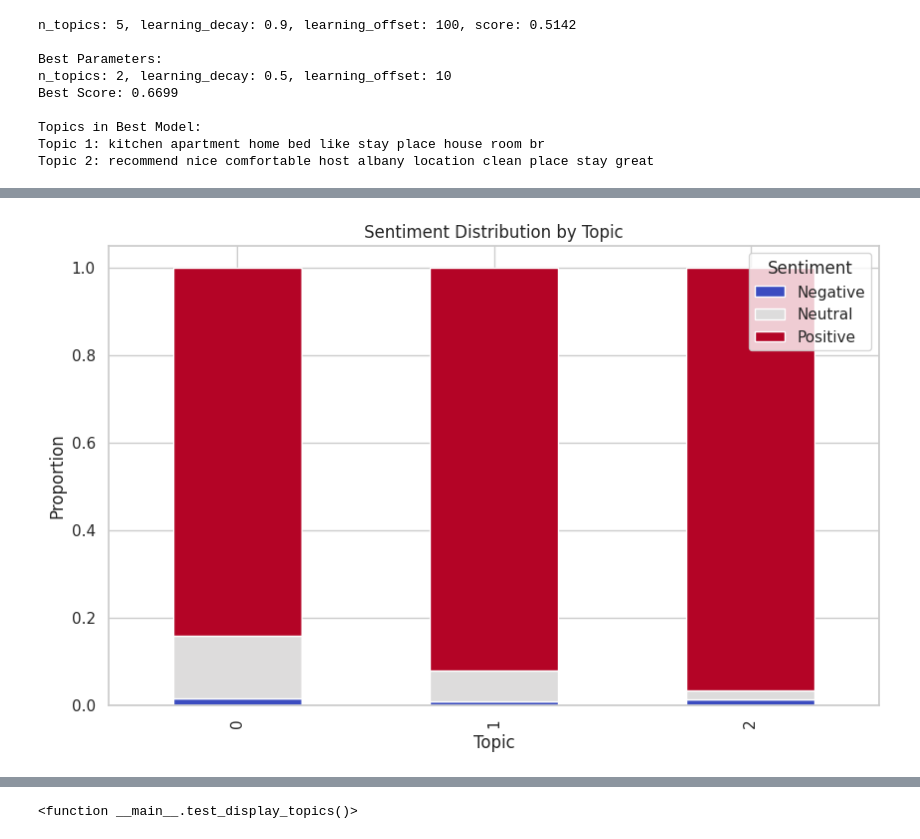
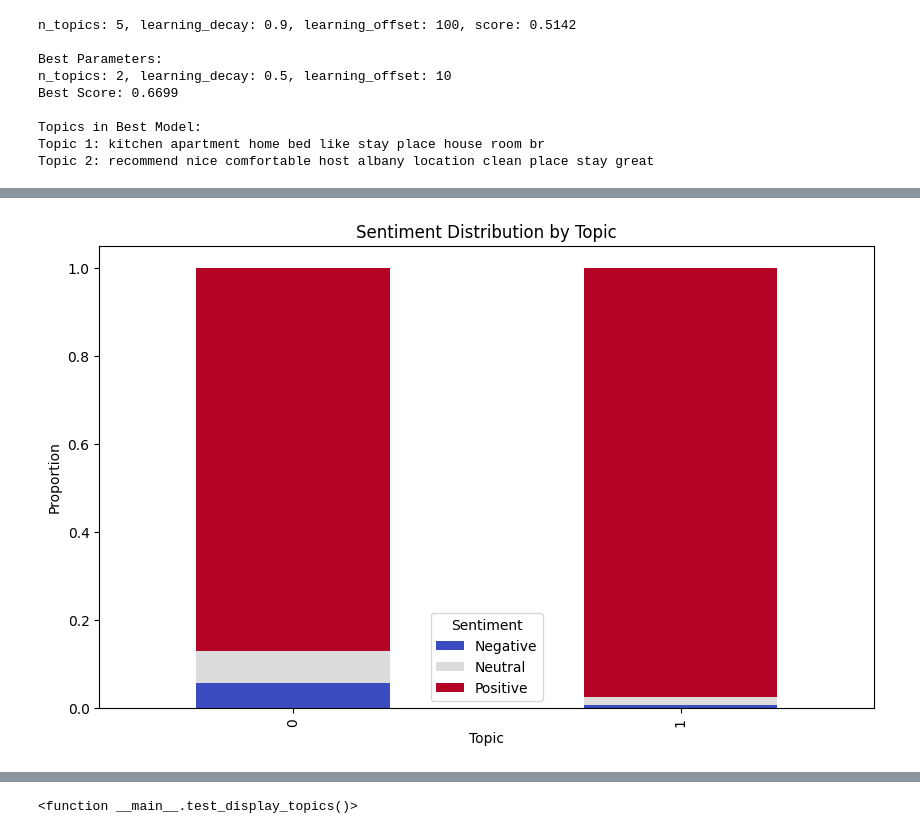
Before and after one commit to krishanuc/CapstoneSentimentAnalysis, a Jupyter notebook: TopicModeling_SentimentAnalysis_LDA_using_Scikit_learn.ipynb, the cells around one changed output, grey strips where cells are left out. Drawn from its saved outputs; the diff is of its cells as text; code cells hidden in the pictures.

Commit message:
Updated data

```diff
--- a/TopicModeling_SentimentAnalysis_LDA_using_Scikit_learn.ipynb
+++ b/TopicModeling_SentimentAnalysis_LDA_using_Scikit_learn.ipynb
@@ -373,7 +392,7 @@ def preprocess_texts(comments):
     alphaPattern      = r"[^a-zA-Z\s]"    # Remove special characters and numbers
     sequencePattern   = r"(.)\1\1+"       # Finds out 3 or more repeating letters likes "aaa"
     seqReplacePattern = r"\1\1"           # Replace the repeating letter sequence with two letters
-    #symbolPattern = r'Ã[^\x80-\xBF]+'     # Finds out the special characters like Ã
+    symbolPattern = r'Ã[^\x80-\xBF]+'     # Finds out the special characters like Ã
     spacePattern = r'\s+'                 # Finds out extra spaces betweem words
     brtags = r"<br ?/?>"                  # Finds out all the <br/>, <br>, </br> tags
     daysPattern = r'\d+(st|nd|rd|th)'     # \d+: Matches one or more digits. (st|nd|rd|th): Matches the suffixes "st", "nd", "rd", or "th".
@@ -387,7 +406,7 @@ def preprocess_texts(comments):
     # Replace 3 or more consecutive letters by 2 letters.
     comments = re.sub(sequencePattern, seqReplacePattern, comments)
     # Replace special encoded symbols that appear as characters like Ã, Å, Ë
-    # comments = re.sub(symbolPattern, ' ', comments)
+    comments = re.sub(symbolPattern, ' ', comments)
     # Replace days patterns like 2nd, 3rd, 4th etc.
     comments = re.sub(daysPattern, ' ', comments)
 
@@ -611,10 +630,10 @@ sentiment_intensity_analyzer = SentimentIntensityAnalyzer()
 
 ## Checking to see if pre-processing data has any impact on the sentiment calculation using VADER
 # Compute sentiment scores using the filtered_comments column
-data['sentiment'] = data['filtered_comments'].apply(lambda x: sentiment_intensity_analyzer.polarity_scores(x)['compound'])
+#data['sentiment'] = data['filtered_comments'].apply(lambda x: sentiment_intensity_analyzer.polarity_scores(x)['compound'])
 
 # Compute sentiment scores using the unfiltered comments column
-# data['sentiment'] = data['comments'].apply(lambda x: sentiment_intensity_analyzer.polarity_scores(x)['compound'])
+data['sentiment'] = data['comments'].apply(lambda x: sentiment_intensity_analyzer.polarity_scores(x)['compound'])
 
 ### Observation: With filtered preprocessed text the sentiment values has slight to no improvements
 
@@ -623,7 +642,10 @@ data['sentiment_label'] = pd.cut(data['sentiment'], bins=[-1, -0.05, 0.05, 1], l
 
 # Aggregate sentiment by topic
 topic_sentiments = data.groupby('topic')['sentiment'].mean()
+
+#print(topics)
+# Print sentiment scores for each topic
 for topic_idx, sentiment_score in topic_sentiments.items():
-    print(f"Topic {topic_idx + 1} Sentiment Score: {sentiment_score:.2f}")
-    print(f"Top Words: {', '.join(topics)}\n")
+   print(f"Topic {topic_idx + 1} Sentiment Score: {sentiment_score:.2f}")
+   print(f"Top Words: {topics[topic_idx]}\n")
 # %% [output]
@@ -769,3 +791,7 @@ Best Score: 0.6699
 Topics in Best Model:
 Topic 1: kitchen apartment home bed like stay place house room br
 Topic 2: recommend nice comfortable host albany location clean place stay great
+# %%
+# Assign updated topics to reviews
+topic_assignments = best_model.transform(doc_term_matrix)
+data['topic'] = topic_assignments.argmax(axis=1)
@@ -853,21 +889,21 @@ for topic_idx, topic in enumerate(best_model.components_):
 # %%
 # @title Sentiment Distribution by Topic
 
 
 # Assign each document its most relevant topic
-topic_assignments = lda_model.transform(doc_term_matrix).argmax(axis=1)
+topic_assignments = best_model.transform(doc_term_matrix).argmax(axis=1)
 data['topic'] = topic_assignments
 
 # Plot sentiment by topic
 sentiment_by_topic = data.groupby('topic')['sentiment_label'].value_counts(normalize=True).unstack()
 sentiment_by_topic.plot(kind='bar', stacked=True, figsize=(10, 6), colormap='coolwarm')
 plt.title("Sentiment Distribution by Topic")
 plt.ylabel("Proportion")
 plt.xlabel("Topic")
 plt.legend(title="Sentiment")
 plt.show()
 # %% [output]
-[figure, old version]
+[figure, new version]
 # %%
 # @title Interactive Visualization with pyLDAvis
 
```
Also changed, not shown: parts of 13 cells of this notebook.
